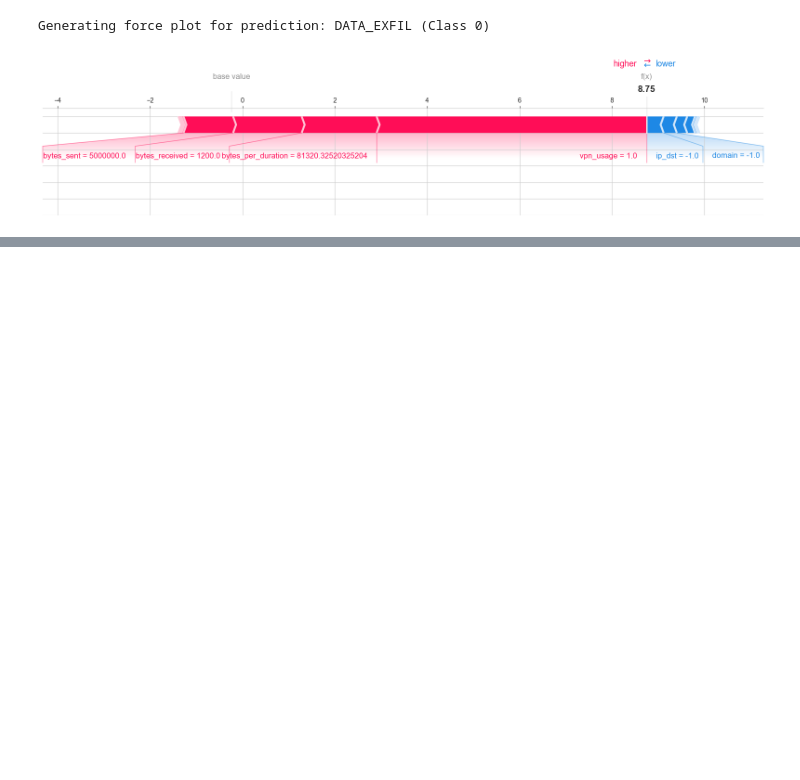
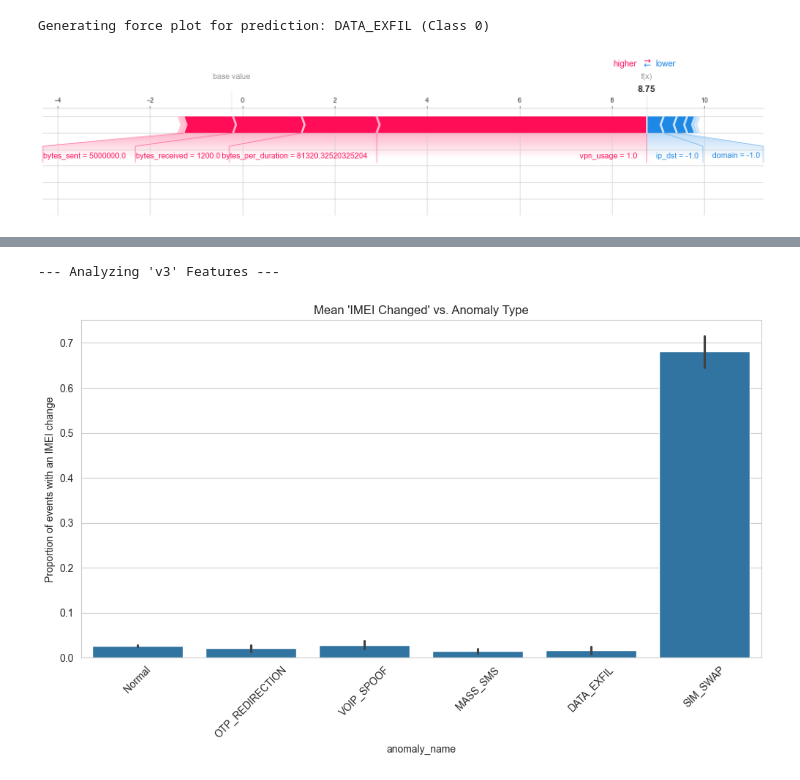
Before and after one commit to Rajan235/major_project, a Jupyter notebook: notebooks/modelv2.ipynb, the cells around one changed output, grey strips where cells are left out. Cells and saved outputs as stored; diff of their text form; code cells hidden in the pictures; blank space fills up the shorter version.

```diff
--- a/notebooks/modelv2.ipynb
+++ b/notebooks/modelv2.ipynb
@@ -286,7 +286,7 @@ except Exception as e:
     print(f"  - Timestamp engineering failed: {e}. Skipping.")
 
 # b) Ratio-Based Features
-df['bytes_per_duration'] = (df['bytes_sent'] + df['bytes_received']) / (df['duration'] + 1)
+df_v3['bytes_per_duration'] = (df['bytes_sent'] + df['bytes_received']) / (df['duration'] + 1)
 print("  - Created ratio feature: 'bytes_per_duration'.")
 
 # c) Rarity-Based Features
@@ -1062,0 +1138,23 @@ Generating force plot for prediction: DATA_EXFIL (Class 0)
+# %%
+import seaborn as sns
+import matplotlib.pyplot as plt
+
+print("--- Analyzing 'v3' Features ---")
+
+# We need our 'anomaly_name' column for plotting
+df_v3['anomaly_name'] = df_v3['anomaly_type'].fillna('Normal')
+
+# --- Plot 'imei_changed' vs. Anomaly Type ---
+plt.figure(figsize=(12, 6))
+sns.barplot(
+    data=df_v3,
+    x='anomaly_name',
+    y='imei_changed'
+)
+plt.title("Mean 'IMEI Changed' vs. Anomaly Type")
+plt.ylabel("Proportion of events with an IMEI change")
+plt.xticks(rotation=45)
+plt.show()
+# %% [output]
+--- Analyzing 'v3' Features ---
+[figure, added]
```
Also changed, not shown: parts of 8 cells of this notebook, 6 other files.
